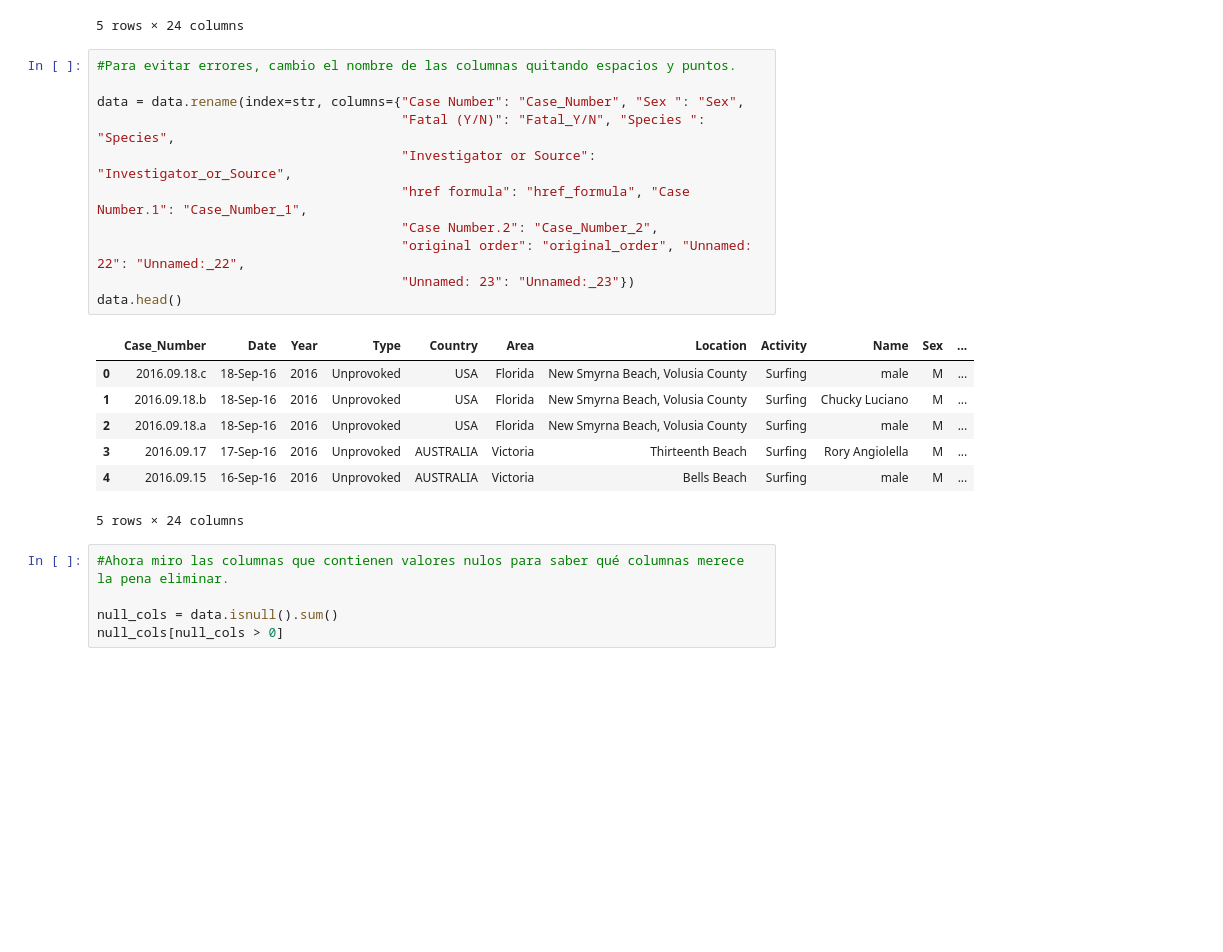
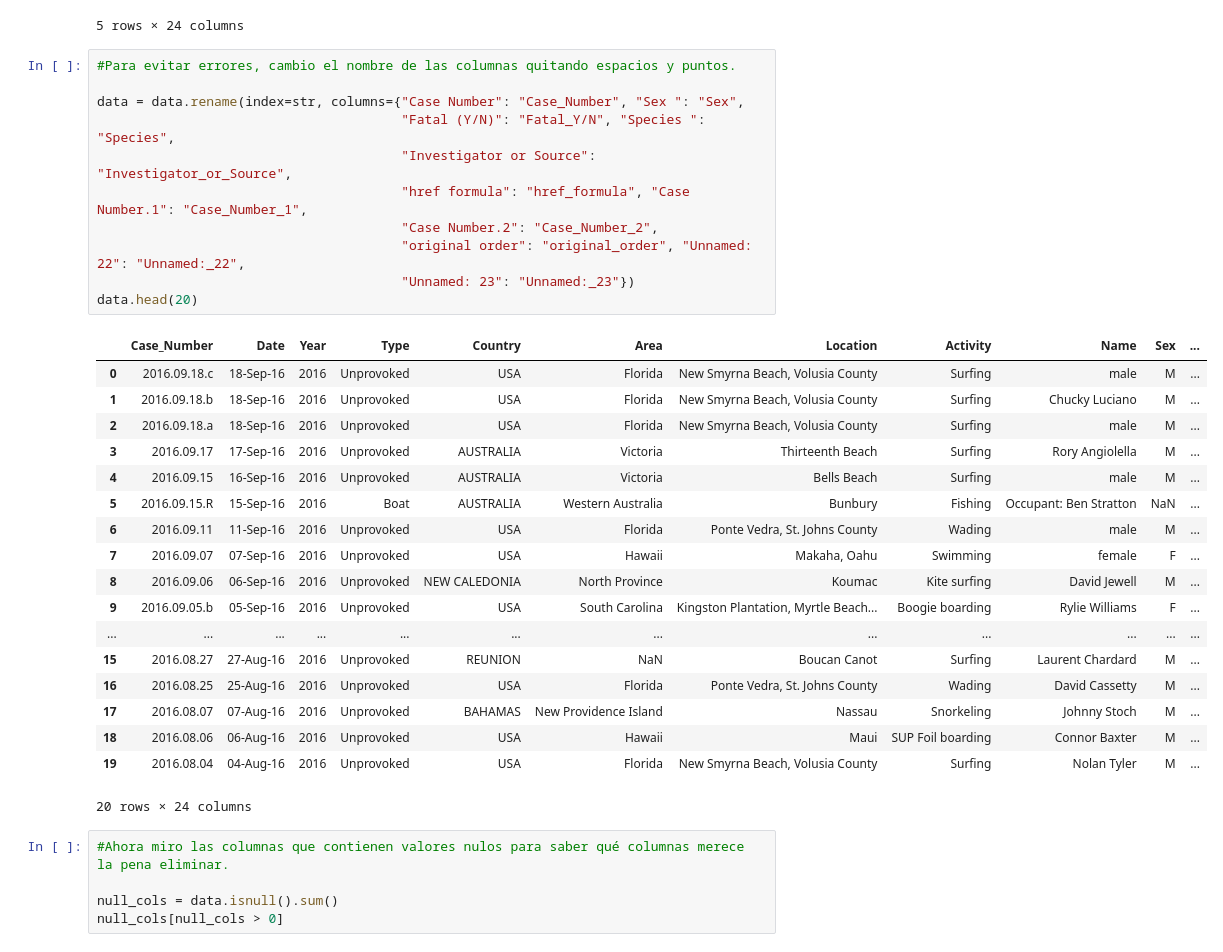
Before and after one commit to alejandroperela/datamad0119, a Jupyter notebook: module-1/pandas-project/your-code/data-wrangling.ipynb, the cells around one changed output. Cells and saved outputs as stored; diff of their text form; blank space fills up the shorter version.

```diff
--- a/module-1/pandas-project/your-code/data-wrangling.ipynb
+++ b/module-1/pandas-project/your-code/data-wrangling.ipynb
@@ -15,22 +15,33 @@ data.head()
 # %%
 #Para evitar errores, cambio el nombre de las columnas quitando espacios y puntos.
 
 data = data.rename(index=str, columns={"Case Number": "Case_Number", "Sex ": "Sex",
                                        "Fatal (Y/N)": "Fatal_Y/N", "Species ": "Species",
                                        "Investigator or Source": "Investigator_or_Source",
                                        "href formula": "href_formula", "Case Number.1": "Case_Number_1",
                                        "Case Number.2": "Case_Number_2",
                                        "original order": "original_order", "Unnamed: 22": "Unnamed:_22",
                                        "Unnamed: 23": "Unnamed:_23"})
-data.head()
+data.head(20)
 # %% [output]
 |  | Case_Number | Date | Year | Type | Country | Area | Location | Activity | Name | Sex | ... |
 | 0 | 2016.09.18.c | 18-Sep-16 | 2016 | Unprovoked | USA | Florida | New Smyrna Beach, Volusia County | Surfing | male | M | ... |
 | 1 | 2016.09.18.b | 18-Sep-16 | 2016 | Unprovoked | USA | Florida | New Smyrna Beach, Volusia County | Surfing | Chucky Luciano | M | ... |
 | 2 | 2016.09.18.a | 18-Sep-16 | 2016 | Unprovoked | USA | Florida | New Smyrna Beach, Volusia County | Surfing | male | M | ... |
 | 3 | 2016.09.17 | 17-Sep-16 | 2016 | Unprovoked | AUSTRALIA | Victoria | Thirteenth Beach | Surfing | Rory Angiolella | M | ... |
 | 4 | 2016.09.15 | 16-Sep-16 | 2016 | Unprovoked | AUSTRALIA | Victoria | Bells Beach | Surfing | male | M | ... |
+| 5 | 2016.09.15.R | 15-Sep-16 | 2016 | Boat | AUSTRALIA | Western Australia | Bunbury | Fishing | Occupant: Ben Stratton | NaN | ... |
+| 6 | 2016.09.11 | 11-Sep-16 | 2016 | Unprovoked | USA | Florida | Ponte Vedra, St. Johns County | Wading | male | M | ... |
+| 7 | 2016.09.07 | 07-Sep-16 | 2016 | Unprovoked | USA | Hawaii | Makaha, Oahu | Swimming | female | F | ... |
+| 8 | 2016.09.06 | 06-Sep-16 | 2016 | Unprovoked | NEW CALEDONIA | North Province | Koumac | Kite surfing | David Jewell | M | ... |
+| 9 | 2016.09.05.b | 05-Sep-16 | 2016 | Unprovoked | USA | South Carolina | Kingston Plantation, Myrtle Beach... | Boogie boarding | Rylie Williams | F | ... |
+| ... | ... | ... | ... | ... | ... | ... | ... | ... | ... | ... | ... |
+| 15 | 2016.08.27 | 27-Aug-16 | 2016 | Unprovoked | REUNION | NaN | Boucan Canot | Surfing | Laurent Chardard | M | ... |
+| 16 | 2016.08.25 | 25-Aug-16 | 2016 | Unprovoked | USA | Florida | Ponte Vedra, St. Johns County | Wading | David Cassetty | M | ... |
+| 17 | 2016.08.07 | 07-Aug-16 | 2016 | Unprovoked | BAHAMAS | New Providence Island | Nassau | Snorkeling | Johnny Stoch | M | ... |
+| 18 | 2016.08.06 | 06-Aug-16 | 2016 | Unprovoked | USA | Hawaii | Maui | SUP Foil boarding | Connor Baxter | M | ... |
+| 19 | 2016.08.04 | 04-Aug-16 | 2016 | Unprovoked | USA | Florida | New Smyrna Beach, Volusia County | Surfing | Nolan Tyler | M | ... |
-5 rows × 24 columns
+20 rows × 24 columns
 # %%
 #Ahora miro las columnas que contienen valores nulos para saber qué columnas merece la pena eliminar.
 
```
Also changed, not shown: parts of 6 cells of this notebook.
